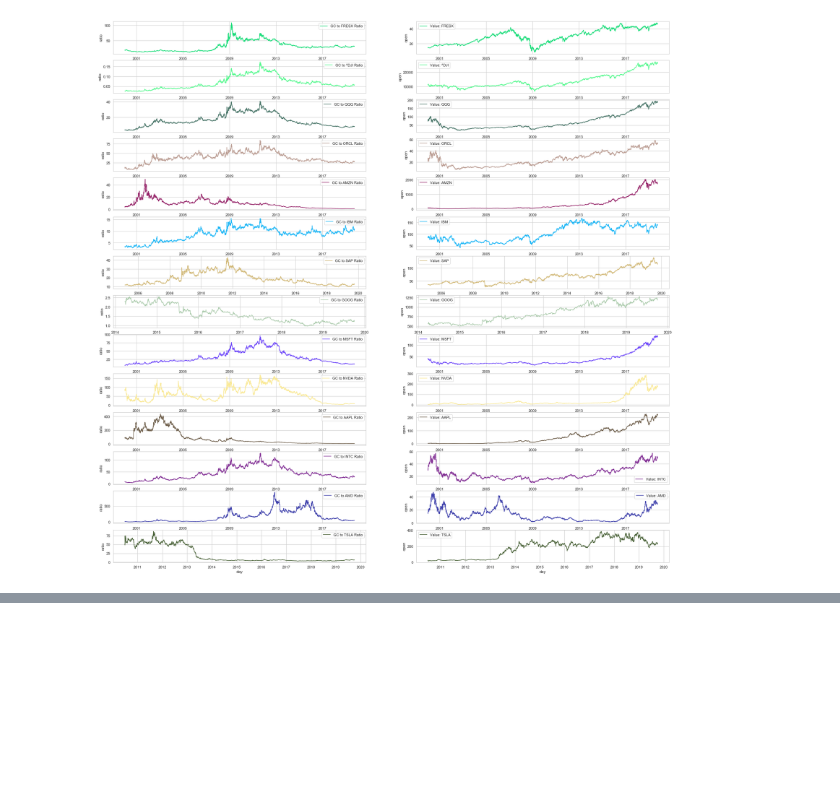
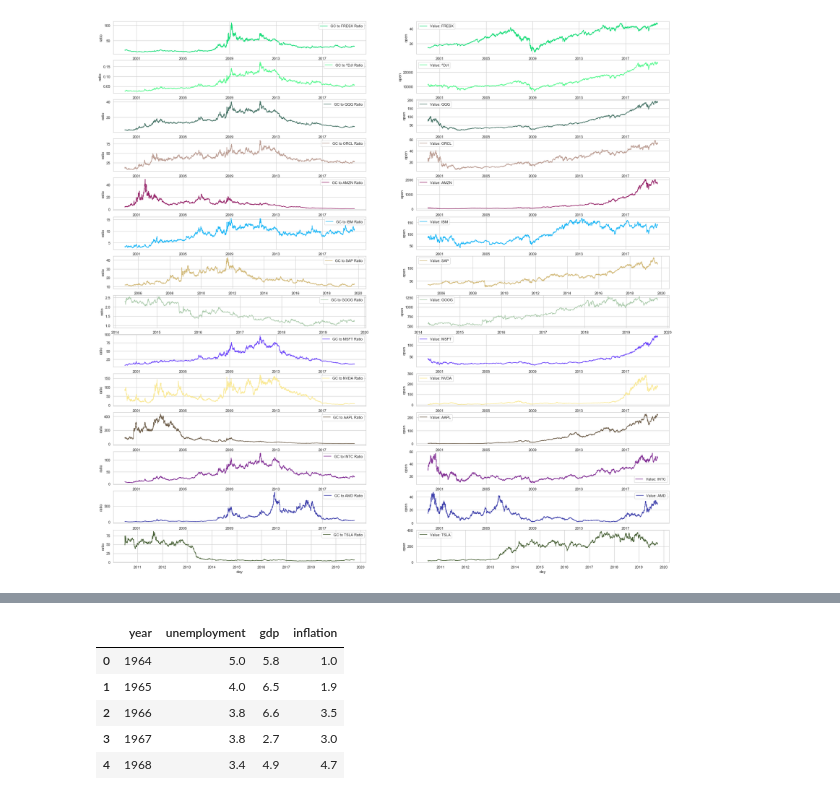
Before and after one commit to mixaal/DL, a Jupyter notebook: TraderShader.ipynb, the cells around one changed output, grey strips where cells are left out. Saved outputs shown, nothing was run; the diff lists cells and outputs as text; code cells hidden in the pictures; blank space fills up the shorter version.

```diff
--- a/TraderShader.ipynb
+++ b/TraderShader.ipynb
@@ -103,0 +142,12 @@ for i in range(len(tex)):
+# %%
+df = pd.read_sql_query("""
+select * from us_stats where year>1963
+""", conn)
+df.head()
+# %% [output]
+|  | year | unemployment | gdp | inflation |
+| 0 | 1964 | 5.0 | 5.8 | 1.0 |
+| 1 | 1965 | 4.0 | 6.5 | 1.9 |
+| 2 | 1966 | 3.8 | 6.6 | 3.5 |
+| 3 | 1967 | 3.8 | 2.7 | 3.0 |
+| 4 | 1968 | 3.4 | 4.9 | 4.7 |
```
Also changed, not shown: parts of 6 cells of this notebook.
